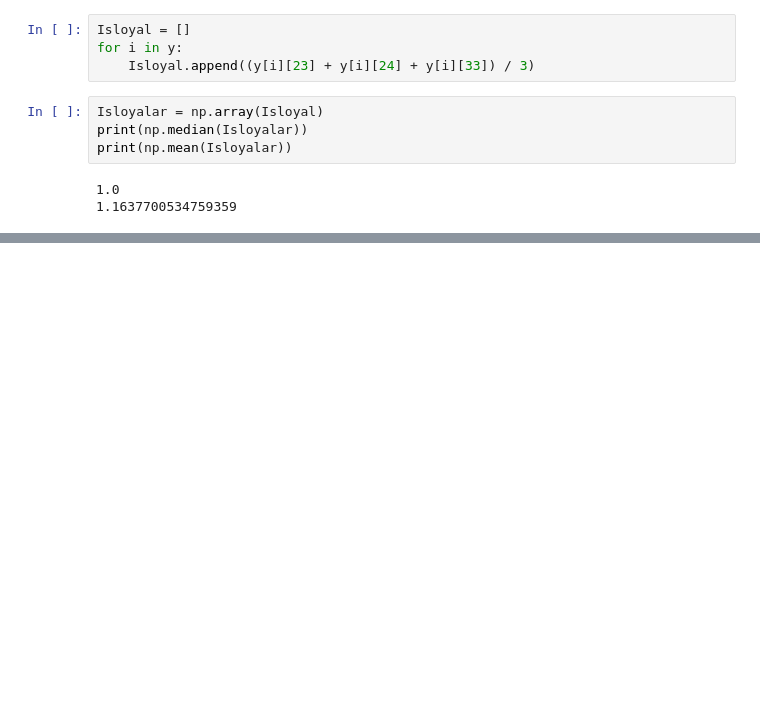
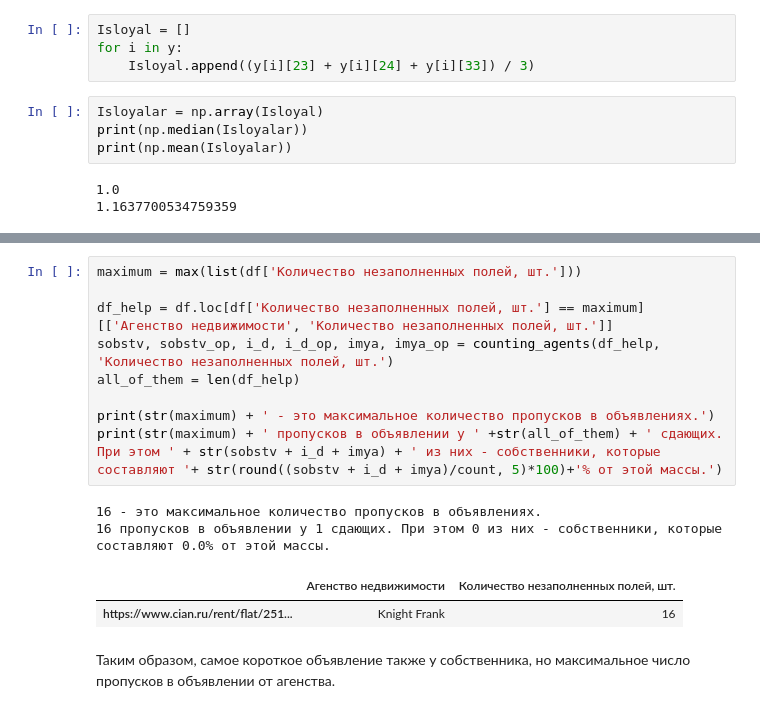
Before and after one commit to hse-econ-data-science/hw4_project-aksenov-loginov-zaharova-bec204, a Jupyter notebook: Final.ipynb, the cells around one changed output, grey strips where cells are left out. Saved outputs shown, nothing was run; the diff lists cells and outputs as text; blank space fills up the shorter version.

```diff
--- a/Final.ipynb
+++ b/Final.ipynb
@@ -627,0 +810,16 @@ print(np.mean(Isloyalar))
+# %%
+maximum = max(list(df['Количество незаполненных полей, шт.']))
+
+df_help = df.loc[df['Количество незаполненных полей, шт.'] == maximum][['Агенство недвижимости', 'Количество незаполненных полей, шт.']]
+sobstv, sobstv_op, i_d, i_d_op, imya, imya_op = counting_agents(df_help, 'Количество незаполненных полей, шт.')
+all_of_them = len(df_help)
+
+print(str(maximum) + ' - это максимальное количество пропусков в объявлениях.')
+print(str(maximum) + ' пропусков в объявлении у ' +str(all_of_them) + ' сдающих. При этом ' + str(sobstv + i_d + imya) + ' из них - собственники, которые составляют '+ str(round((sobstv + i_d + imya)/count, 5)*100)+'% от этой массы.')
+# %% [output]
+16 - это максимальное количество пропусков в объявлениях.
+16 пропусков в объявлении у 1 сдающих. При этом 0 из них - собственники, которые составляют 0.0% от этой массы.
+|  | Агенство недвижимости | Количество незаполненных полей, шт. |
+| https://www.cian.ru/rent/flat/251... | Knight Frank | 16 |
+# %% [markdown]
+Таким образом, самое короткое объявление также у собственника, но максимальное число пропусков в объявлении от агенства.
```
Also changed, not shown: parts of 42 cells of this notebook.
